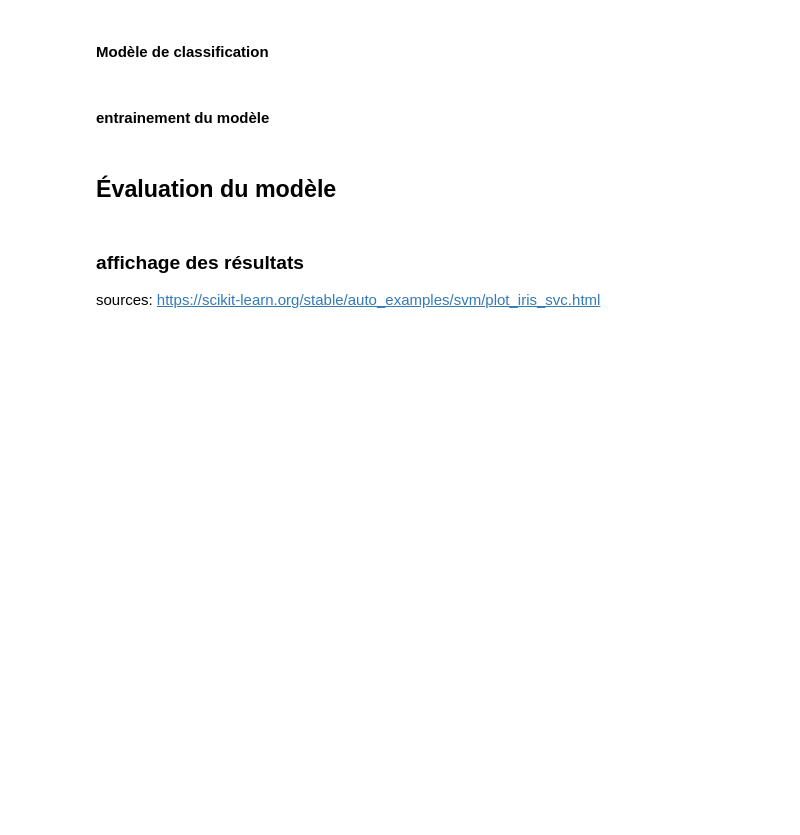
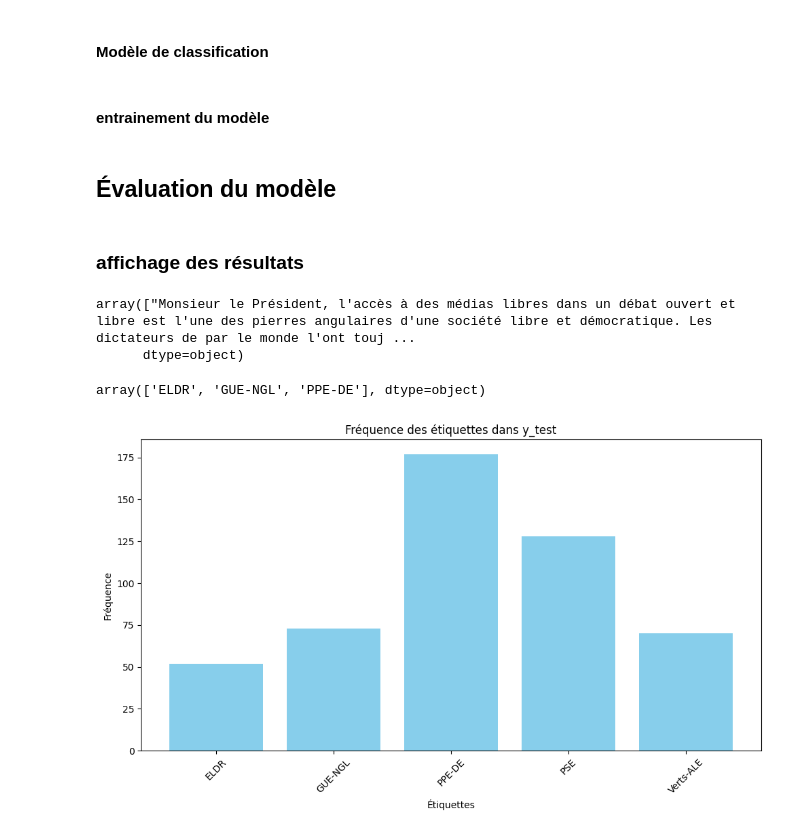
Before and after one commit to mdjamina/machine_learning, a Jupyter notebook: notebook/deft09_parlement.ipynb, the cells around one changed output. Drawn from its saved outputs; the diff is of its cells as text; code cells hidden in the pictures; blank space fills up the shorter version.

```diff
--- a/notebook/deft09_parlement.ipynb
+++ b/notebook/deft09_parlement.ipynb
@@ -13,8 +20,9 @@ import pandas as pd
 # %% [markdown]
 ### Corpus d'apprentissage
 # %%
-train_file_path = '../deft09/Corpus d_apprentissage/deft09_parlement_appr_fr.xml'
-tests_file_path = '../deft09/Corpus de test/deft09_parlement_test_fr.xml'
-ref_file_path = '../deft09/Données de référence/deft09_parlement_ref_fr.txt'
+data_dir = '/content/'
+train_file_path = data_dir + 'deft09_parlement_appr_fr.xml'
+tests_file_path = data_dir +'deft09_parlement_test_fr.xml'
+ref_file_path = data_dir +'deft09_parlement_ref_fr.txt'
 # %%
 Path(train_file_path).exists()
@@ -257,8 +268,8 @@ for title, model in models:
 # %% [markdown]
 ## Évaluation du modèle
 # %%
-x_test = data_tests['text'].apply(lambda x : lemmatization(x,pos=pos)).to_numpy()
-y_test = data_ref['parti'].to_numpy()
+x_test = data_tests['text'].apply(lambda x: lemmatization(x)).to_numpy()
+y_test = data_ref['parti'].head(500).to_numpy()
 # %%
 from sklearn import metrics
 
@@ -276,7 +287,3 @@ for title, model in models:
     print(metrics.recall_score(y_test, predictions, average='macro'))
     print('f1_score')
     print(metrics.f1_score(y_test, predictions, average='macro'))
-# %% [markdown]
-### affichage des résultats
-
-sources: https://scikit-learn.org/stable/auto_examples/svm/plot_iris_svc.html
@@ -312,0 +290,35 @@ plt.show()
+# %% [markdown]
+### affichage des résultats
+# %%
+x_test[:1]
+# %% [output]
+array(["Monsieur le Président, l'accès à des médias libres dans un débat ouvert et libre est l'une des pierres angulaires d'une société libre et démocratique. Les dictateurs de par le monde l'ont touj ...
+      dtype=object)
+# %%
+y_test[:3]
+# %% [output]
+array(['ELDR', 'GUE-NGL', 'PPE-DE'], dtype=object)
+# %%
+import matplotlib.pyplot as plt
+import numpy as np
+
+
+
+# Compter la fréquence de chaque étiquette
+labels, counts = np.unique(y_test, return_counts=True)
+
+# Création du graphique à barres
+plt.figure(figsize=(10, 6))
+plt.bar(labels, counts, color='skyblue')
+
+# Ajout des titres et des labels
+plt.title('Fréquence des étiquettes dans y_test')
+plt.xlabel('Étiquettes')
+plt.ylabel('Fréquence')
+plt.xticks(rotation=45)  # Rotation des étiquettes de l'axe des x pour une meilleure lisibilité
+
+# Affichage du graphique
+plt.tight_layout()  # Ajuste automatiquement les paramètres pour que tout soit bien ajusté dans la figure
+plt.show()
+# %% [output]
+[figure, added]
```
Also changed, not shown: parts of 14 cells of this notebook.
